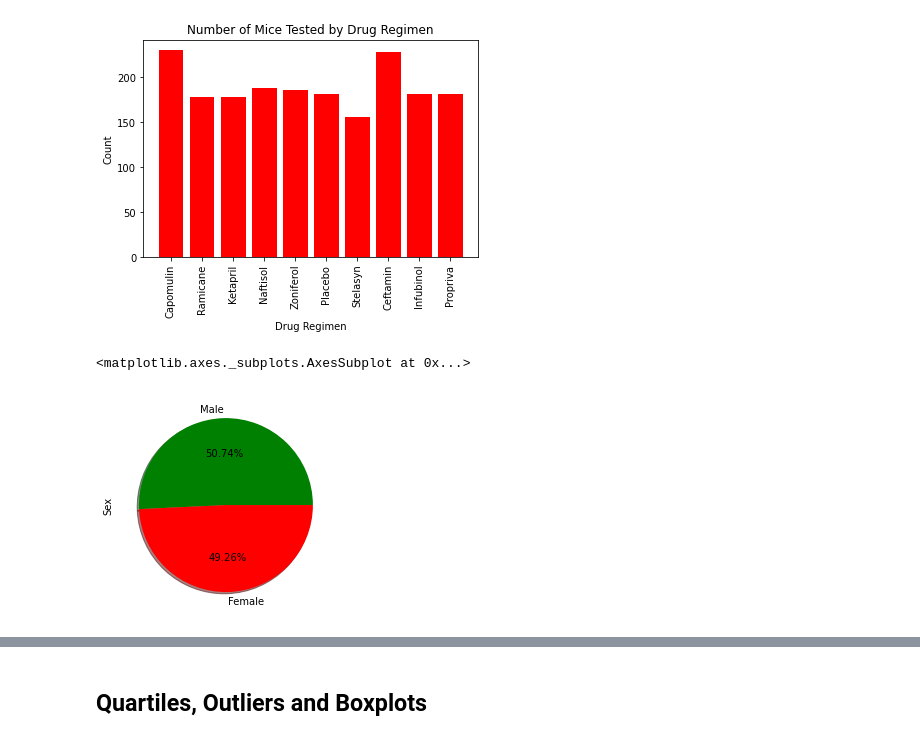
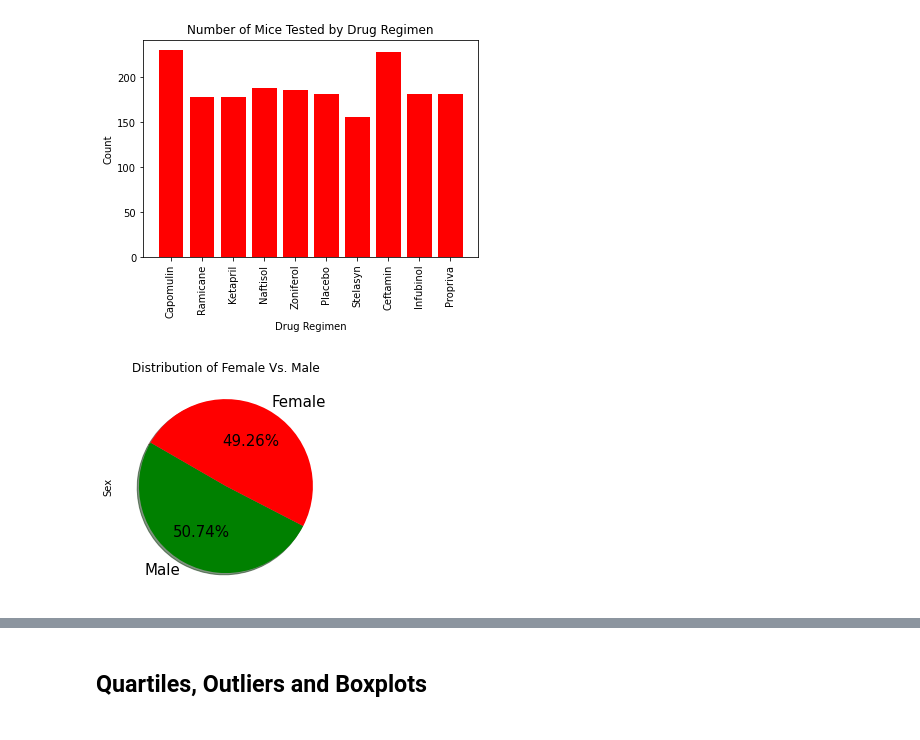
Before and after one commit to khbader101/Matplotlib-Challenge, a Jupyter notebook: pymaceuticals_starter.ipynb, the cells around one changed output, grey strips where cells are left out. Cells and saved outputs as stored; diff of their text form; code cells hidden in the pictures.

Commit message:
finished the second pie chart

```diff
--- a/pymaceuticals_starter.ipynb
+++ b/pymaceuticals_starter.ipynb
@@ -190,12 +190,12 @@ plt.xticks(rotation=90)
 # %%
 # Generate a pie plot showing the distribution of female versus male mice using pandas
 group_gender = cleaned_mouse_df['Sex'].value_counts()
 #sum_count = group_gender.sum()
 #percentage = ((group_gender/sum_count)*100).round(2)
 #pd.DataFrame(group_gender)
-group_gender.plot(kind='pie',autopct='%.2f%%',colors=['green','red'],shadow=True, startangle=140)
+group_gender.plot(kind='pie',autopct='%.2f%%',colors=['green','red'],shadow=True, startangle=150,fontsize=15,title='Distribution of Female Vs. Male')
+plt.show()
 # %% [output]
-<matplotlib.axes._subplots.AxesSubplot at 0x...>
-[figure, old version]
+[figure, new version]
 # %%
 # Generate a pie plot showing the distribution of female versus male mice using pyplot
```
Also changed, not shown: parts of 1 cell of this notebook.
